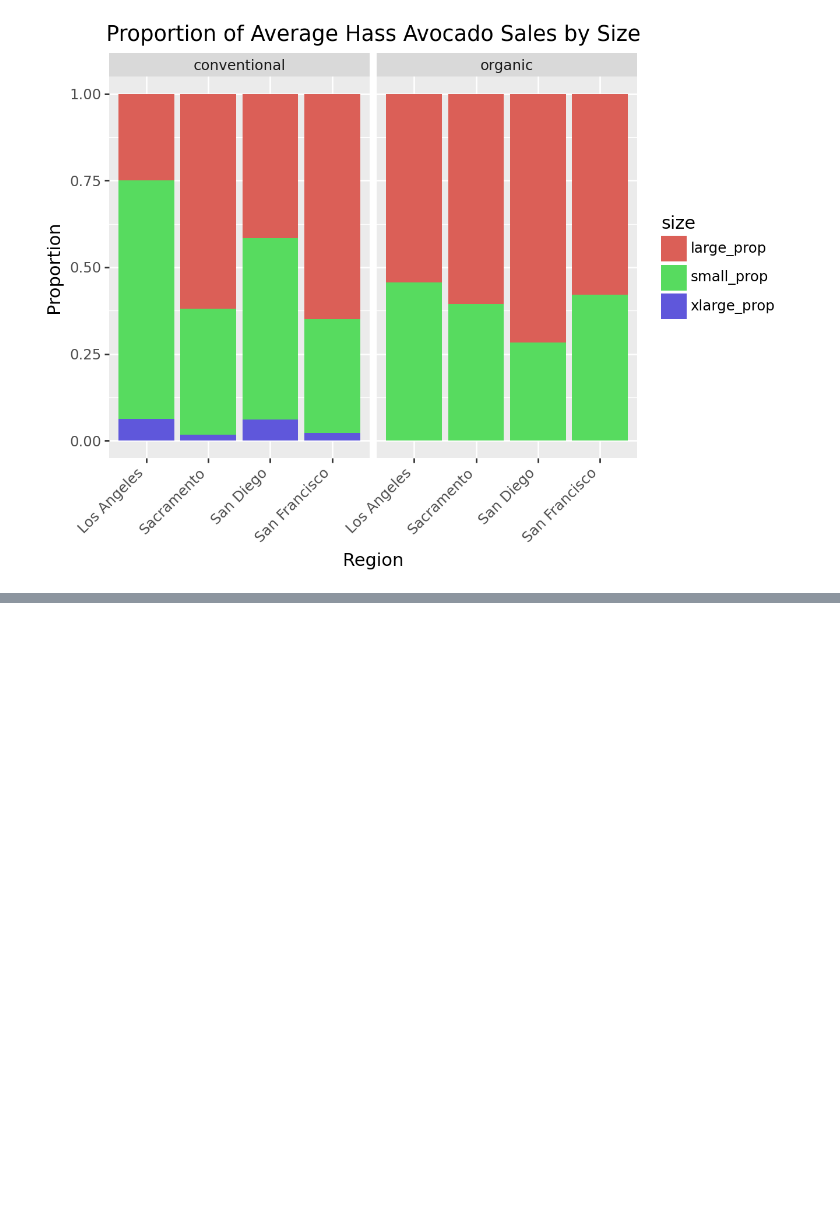
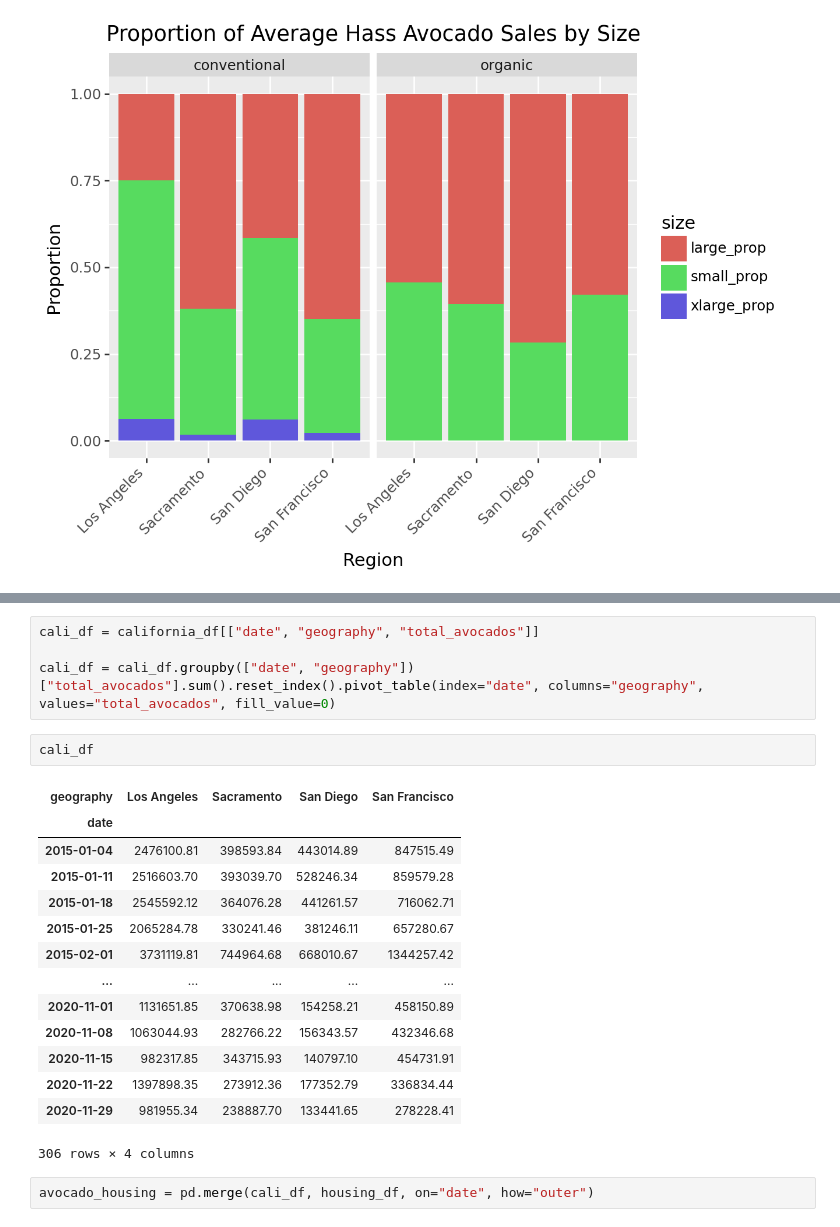
Before and after one commit to r-morag/Labs---GSB-544, a Jupyter notebook: lab2.ipynb, the cells around one changed output, grey strips where cells are left out. Drawn from its saved outputs; the diff is of its cells as text; blank space fills up the shorter version.

```diff
--- a/lab2.ipynb
+++ b/lab2.ipynb
@@ -207,0 +245,23 @@ from plotnine import ggplot, aes, geom_bar, position_stack, labs, theme, element
+# %%
+cali_df = california_df[["date", "geography", "total_avocados"]]
+
+cali_df = cali_df.groupby(["date", "geography"])["total_avocados"].sum().reset_index().pivot_table(index="date", columns="geography", values="total_avocados", fill_value=0)
+# %%
+cali_df
+# %% [output]
+| geography | Los Angeles | Sacramento | San Diego | San Francisco |
+| date |  |  |  |  |
+| 2015-01-04 | 2476100.81 | 398593.84 | 443014.89 | 847515.49 |
+| 2015-01-11 | 2516603.70 | 393039.70 | 528246.34 | 859579.28 |
+| 2015-01-18 | 2545592.12 | 364076.28 | 441261.57 | 716062.71 |
+| 2015-01-25 | 2065284.78 | 330241.46 | 381246.11 | 657280.67 |
+| 2015-02-01 | 3731119.81 | 744964.68 | 668010.67 | 1344257.42 |
+| ... | ... | ... | ... | ... |
+| 2020-11-01 | 1131651.85 | 370638.98 | 154258.21 | 458150.89 |
+| 2020-11-08 | 1063044.93 | 282766.22 | 156343.57 | 432346.68 |
+| 2020-11-15 | 982317.85 | 343715.93 | 140797.10 | 454731.91 |
+| 2020-11-22 | 1397898.35 | 273912.36 | 177352.79 | 336834.44 |
+| 2020-11-29 | 981955.34 | 238887.70 | 133441.65 | 278228.41 |
+306 rows × 4 columns
+# %%
+avocado_housing = pd.merge(cali_df, housing_df, on="date", how="outer")
```
Also changed, not shown: parts of 2 cells of this notebook.
